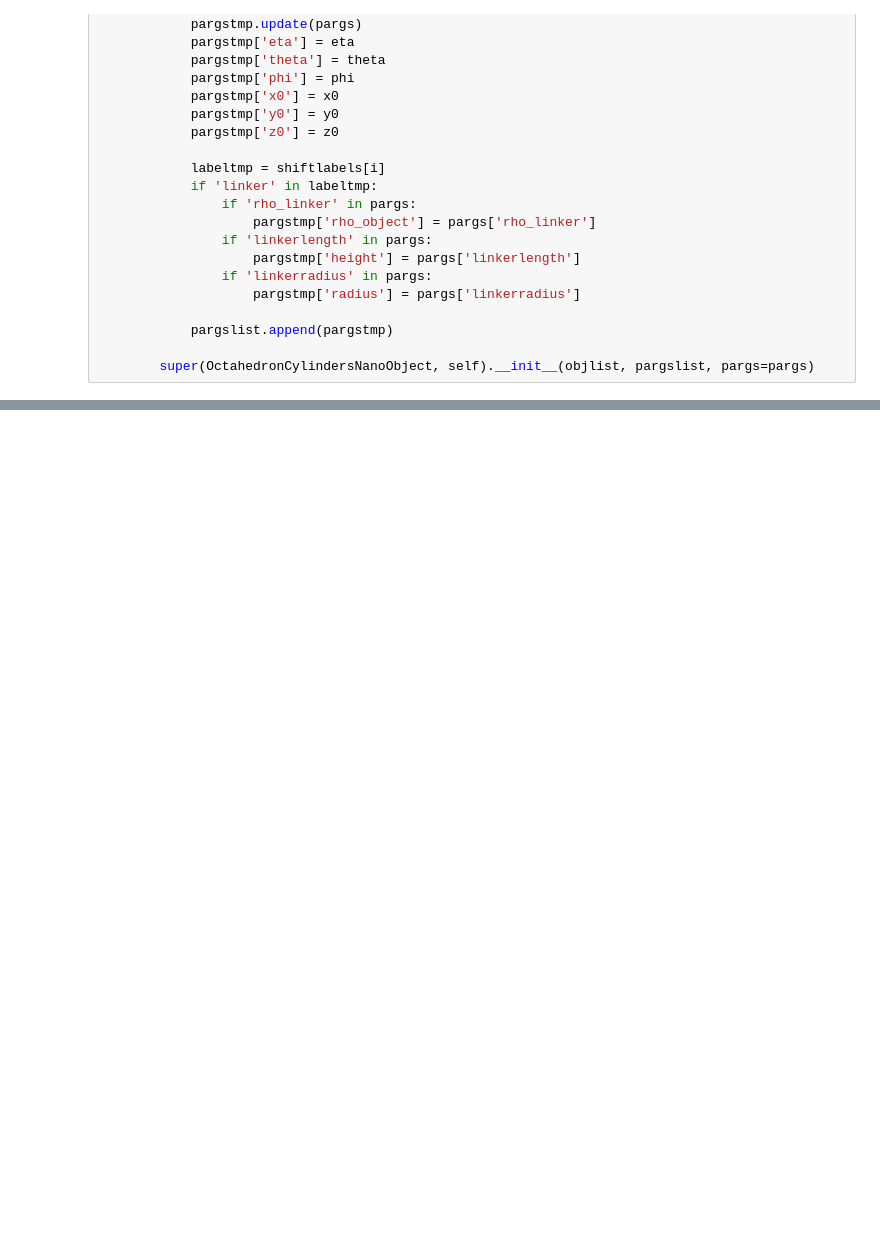
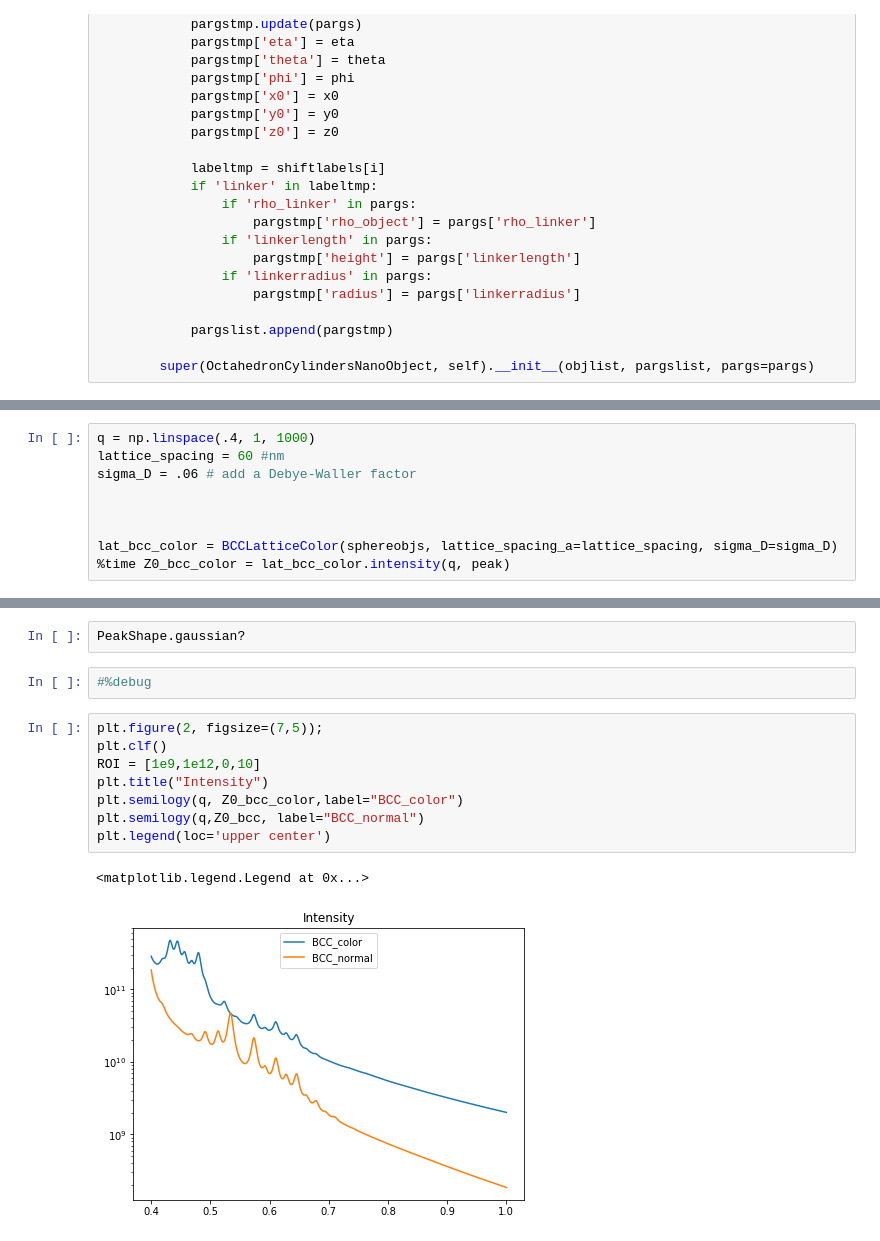
Before and after one commit to aaron4444/scattering, a Jupyter notebook: Color Lattice Modeling.ipynb, the cells around one changed output, grey strips where cells are left out. Drawn from its saved outputs; the diff is of its cells as text; blank space fills up the shorter version.

```diff
--- a/Color Lattice Modeling.ipynb
+++ b/Color Lattice Modeling.ipynb
@@ -474,0 +584,9 @@ def show_projections(V_xy, V_xz, V_yz, height, num=4):
+# %%
+q = np.linspace(.4, 1, 1000)
+lattice_spacing = 60 #nm
+sigma_D = .06 # add a Debye-Waller factor
+
+
+
+lat_bcc_color = BCCLatticeColor(sphereobjs, lattice_spacing_a=lattice_spacing, sigma_D=sigma_D)
+%time Z0_bcc_color = lat_bcc_color.intensity(q, peak)
@@ -474,0 +595,15 @@ def show_projections(V_xy, V_xz, V_yz, height, num=4):
+# %%
+PeakShape.gaussian?
+# %%
+#%debug
+# %%
+plt.figure(2, figsize=(7,5));
+plt.clf()
+ROI = [1e9,1e12,0,10]
+plt.title("Intensity")
+plt.semilogy(q, Z0_bcc_color,label="BCC_color")
+plt.semilogy(q,Z0_bcc, label="BCC_normal")
+plt.legend(loc='upper center')
+# %% [output]
+<matplotlib.legend.Legend at 0x...>
+[figure, added]
```
Also changed, not shown: parts of 33 cells of this notebook, 2 other files.
